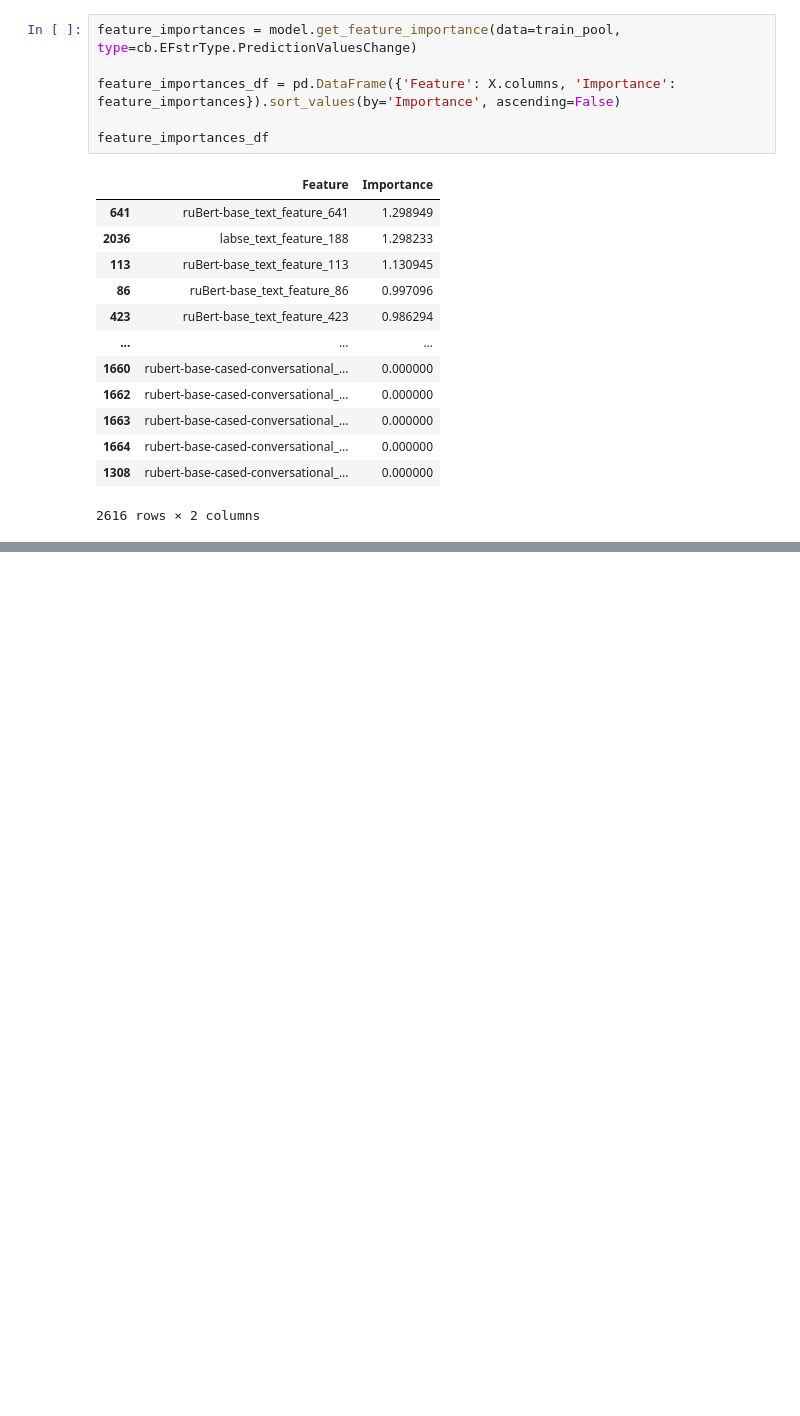
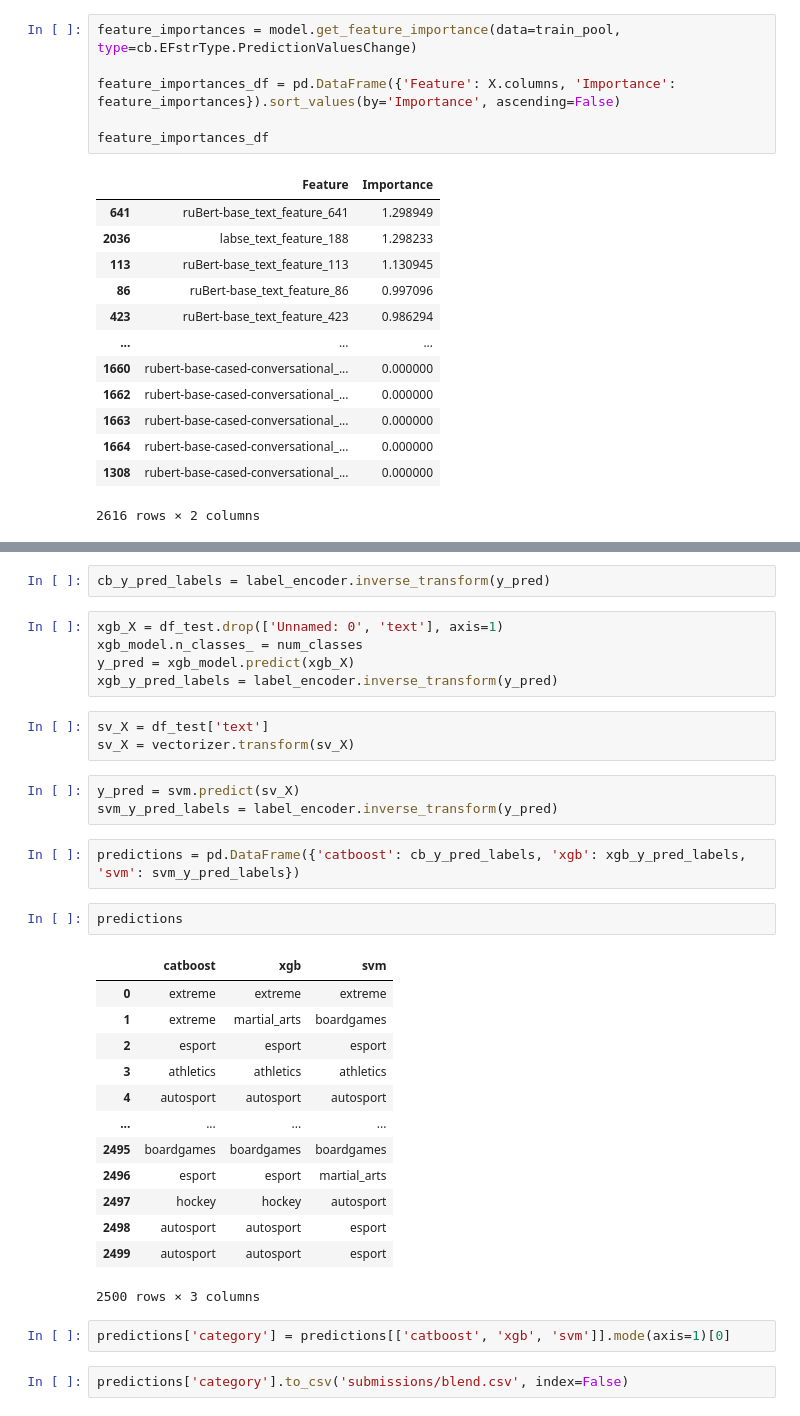
Before and after one commit to mmmaarrkk/ML-text-classifier, a Jupyter notebook: train.ipynb, the cells around one changed output, grey strips where cells are left out. Cells and saved outputs as stored; diff of their text form; blank space fills up the shorter version.

Commit message:
blending models

```diff
--- a/train.ipynb
+++ b/train.ipynb
@@ -138,0 +357,35 @@ X_cleaned = X.drop(drop_feature_importances_df['Feature'].to_list(), axis=1)
+# %%
+cb_y_pred_labels = label_encoder.inverse_transform(y_pred)
+# %%
+xgb_X = df_test.drop(['Unnamed: 0', 'text'], axis=1)
+xgb_model.n_classes_ = num_classes
+y_pred = xgb_model.predict(xgb_X)
+xgb_y_pred_labels = label_encoder.inverse_transform(y_pred)
+# %%
+sv_X = df_test['text']
+sv_X = vectorizer.transform(sv_X)
+# %%
+y_pred = svm.predict(sv_X)
+svm_y_pred_labels = label_encoder.inverse_transform(y_pred)
+# %%
+predictions = pd.DataFrame({'catboost': cb_y_pred_labels, 'xgb': xgb_y_pred_labels, 'svm': svm_y_pred_labels})
+# %%
+predictions
+# %% [output]
+|  | catboost | xgb | svm |
+| 0 | extreme | extreme | extreme |
+| 1 | extreme | martial_arts | boardgames |
+| 2 | esport | esport | esport |
+| 3 | athletics | athletics | athletics |
+| 4 | autosport | autosport | autosport |
+| ... | ... | ... | ... |
+| 2495 | boardgames | boardgames | boardgames |
+| 2496 | esport | esport | martial_arts |
+| 2497 | hockey | hockey | autosport |
+| 2498 | autosport | autosport | esport |
+| 2499 | autosport | autosport | esport |
+2500 rows × 3 columns
+# %%
+predictions['category'] = predictions[['catboost', 'xgb', 'svm']].mode(axis=1)[0]
+# %%
+predictions['category'].to_csv('submissions/blend.csv', index=False)
```
Also changed, not shown: parts of 37 cells of this notebook, 14 other files.
